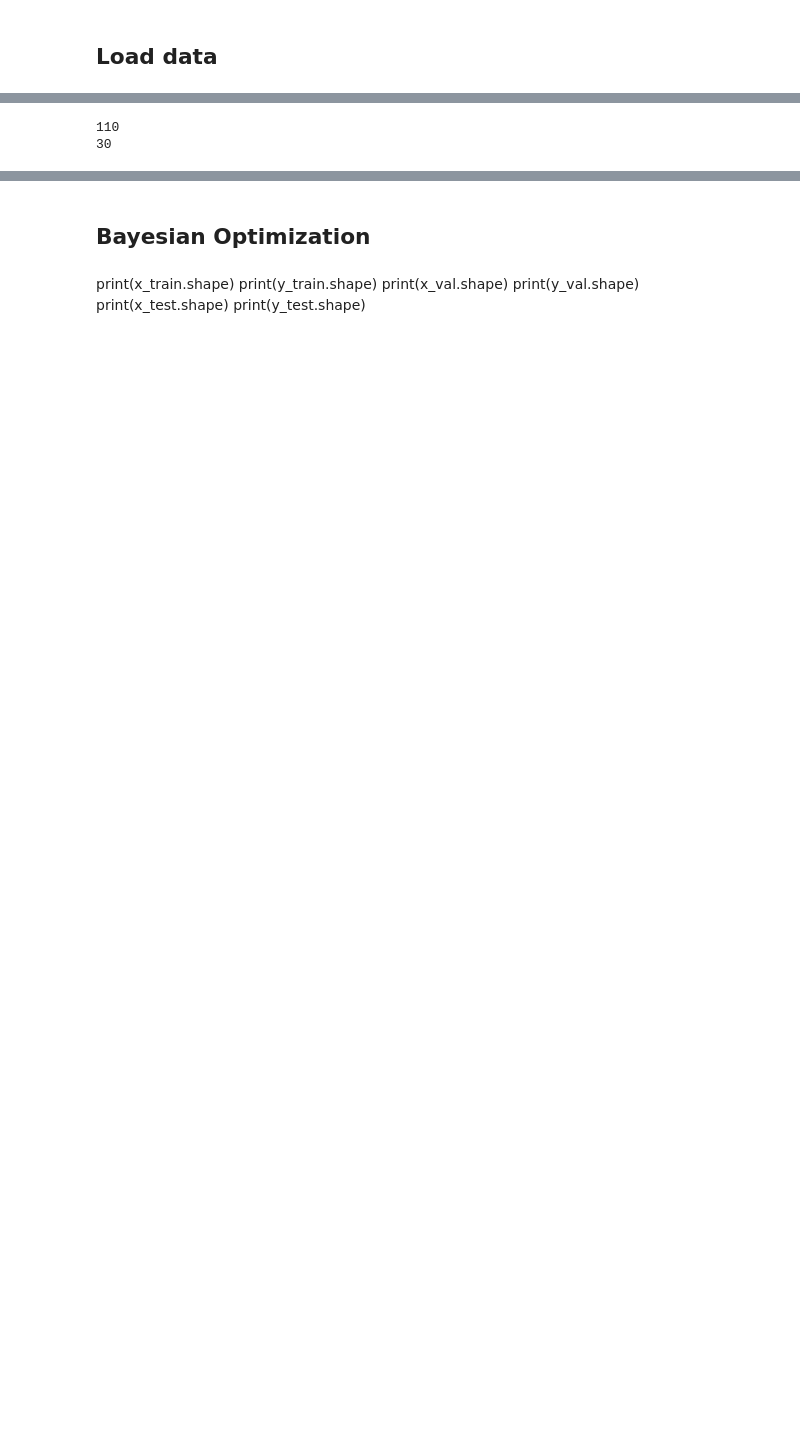
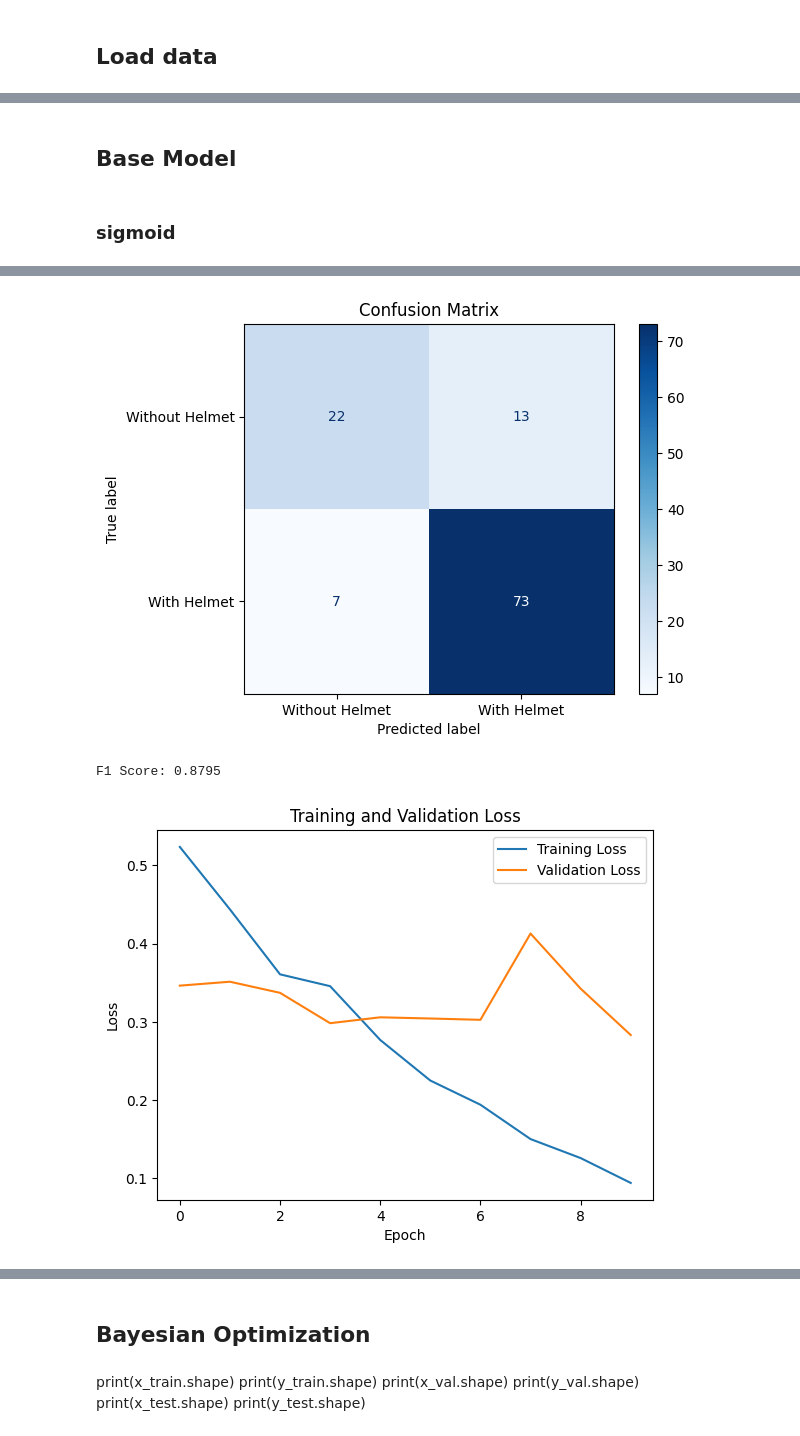
Before and after one commit to AW1100/ECE9063_GroupProject, a Jupyter notebook: ECE9063_Project.ipynb, the cells around one changed output, grey strips where cells are left out. Saved outputs shown, nothing was run; the diff lists cells and outputs as text; code cells hidden in the pictures; blank space fills up the shorter version.

```diff
--- a/ECE9063_Project.ipynb
+++ b/ECE9063_Project.ipynb
@@ -35,7 +34,7 @@ WARNING:tensorflow:From C:\Users\WHR\AppData\Local\Programs\Python\Python311\Lib
 ## Load data
 # %%
 folder_path = './Data/images/cropped'
-target_size = (300, 300)
+target_size = (224, 224)
 ignore_small = True
 factor = 0.1
 # %%
@@ -567,6 +119,0 @@ F1 Score: 0.9217
-# %%
-print(np.count_nonzero(y_test == 1))
-print(np.count_nonzero(y_test == 0))
-# %% [output]
-110
-30
@@ -572,0 +122,24 @@ print(np.count_nonzero(y_test == 0))
+# %% [markdown]
+## Base Model
+# %% [markdown]
+### sigmoid
+# %%
+model = Sequential()
+model.add(Conv2D(16, (3, 3), activation='relu', input_shape=(224, 224, 3)))
+model.add(MaxPooling2D((2, 2)))
+model.add(Conv2D(32, (3, 3), activation='relu'))
+model.add(MaxPooling2D((2, 2)))
+model.add(Conv2D(64, (3, 3), activation='relu'))
+model.add(MaxPooling2D((2, 2)))
+model.add(Flatten())
+model.add(Dense(32, activation='relu'))
+model.add(Dense(16, activation='relu'))
+model.add(Dense(1, activation='sigmoid'))
+# %%
+model.compile(optimizer=Adam(learning_rate=0.001), loss='binary_crossentropy', metrics=['accuracy'] + additional_metrics)
+
+history = model.fit(X_train, y_train, epochs=10, validation_data=(X_val, y_val), callbacks=None)
+
+print_metrics(model)
+plot_cost_function(history)
+# %% [output]
@@ -572,0 +163,3 @@ print(np.count_nonzero(y_test == 0))
+[figure, added]
+F1 Score: 0.8795
+[figure, added]
```
Also changed, not shown: parts of 62 cells of this notebook.
